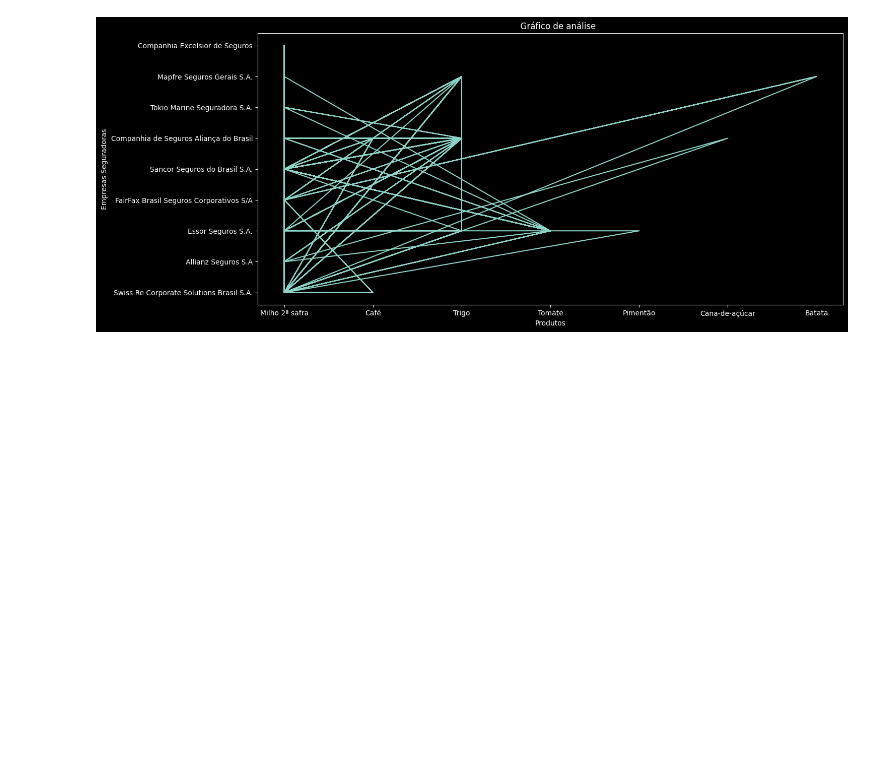
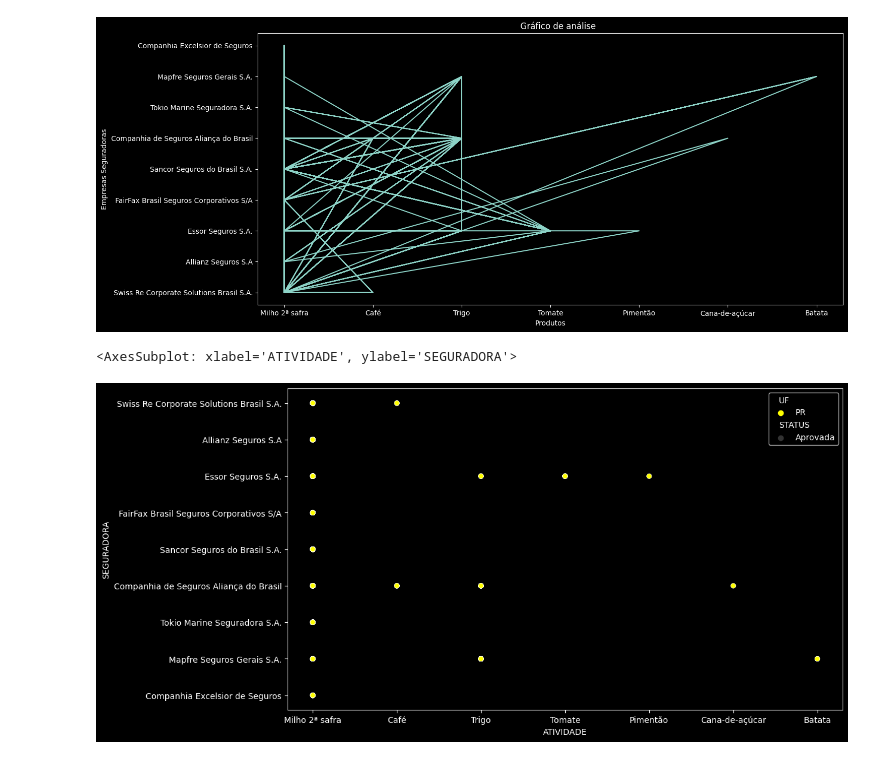
Before and after one commit to Hendrow14/Dados_Agro.Neg-cios, a Jupyter notebook: Base_de_dados.ipynb, the cells around one changed output. Cells and saved outputs as stored; diff of their text form; code cells hidden in the pictures; blank space fills up the shorter version.

```diff
--- a/Base_de_dados.ipynb
+++ b/Base_de_dados.ipynb
@@ -75,3 +75,9 @@ plt.title('Gráfico de análise')
 plt.show()
 # %% [output]
 [figure]
+# %%
+plt.figure(figsize=(12,7))
+sns.scatterplot(data=dados_df, x='ATIVIDADE', y='SEGURADORA', hue='UF', style='STATUS', palette=['yellow'])
+# %% [output]
+<AxesSubplot: xlabel='ATIVIDADE', ylabel='SEGURADORA'>
+[figure, added]
```
